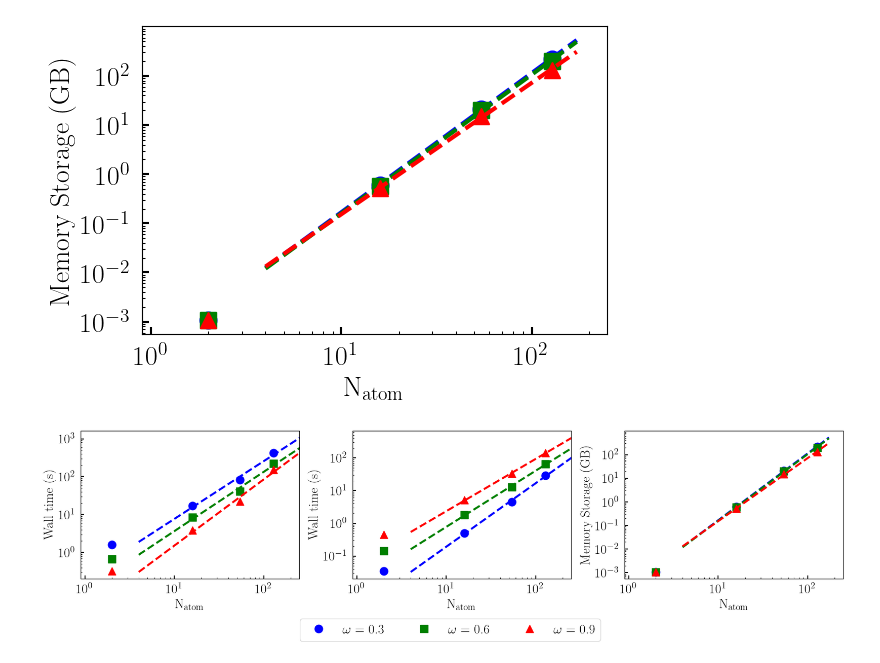
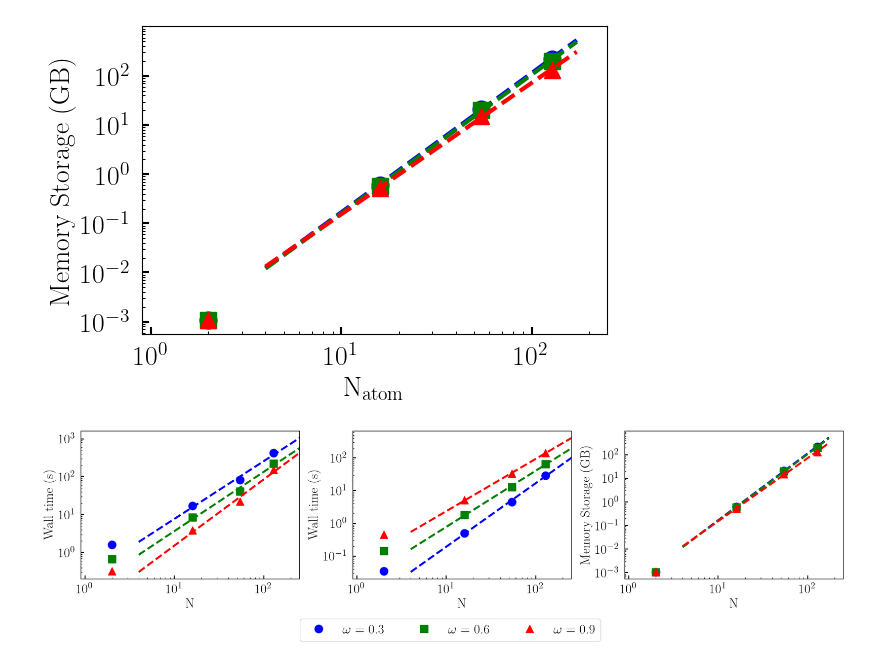
Before and after one commit to JoonhoLee-Group/efficient_all_electron_periodic_ftc_method, a Jupyter notebook: si_supercell/postprocess/si_supercell_postprocess.ipynb, the cells around one changed output. Drawn from its saved outputs; the diff is of its cells as text; code cells hidden in the pictures.

```diff
--- a/si_supercell/postprocess/si_supercell_postprocess.ipynb
+++ b/si_supercell/postprocess/si_supercell_postprocess.ipynb
@@ -319,7 +319,7 @@ for ib in range(len(basis_series)):
 
         ax[0].plot(natom_fit, init_time_fit, color = colors, linestyle="--", linewidth= 3)
 
-    ax[0].set_xlabel(r"N$_\mathrm{atom}$", size = fs)
+    ax[0].set_xlabel(r"N", size = fs)
     ax[0].set_ylabel(r"Wall time (s)", size = fs)
     ax[0].tick_params(axis='both', which='both', direction='in', labelsize=fs, pad = 8)
     ax[0].set_yscale('log')
@@ -353,7 +353,7 @@ for ib in range(len(basis_series)):
 
         ax[1].plot(natom_fit, time_per_iter_fit, color = colors, linestyle="--", linewidth= 3)
 
-    ax[1].set_xlabel(r"N$_\mathrm{atom}$", size = fs)
+    ax[1].set_xlabel(r"N", size = fs)
     ax[1].set_ylabel(r"Wall time (s)", size = fs)
     ax[1].tick_params(axis='both', which='both', direction='in', labelsize=fs, pad = 8)
     ax[1].set_yscale('log')
@@ -386,7 +386,7 @@ for ib in range(len(basis_series)):
 
         ax[2].plot(natom_fit, storage_fit, color = colors, linestyle="--", linewidth= 3)
 
-    ax[2].set_xlabel(r"N$_\mathrm{atom}$", size = fs)
+    ax[2].set_xlabel(r"N", size = fs)
     ax[2].set_ylabel(r"Memory Storage (GB)", size = fs)
     ax[2].tick_params(axis='both', which='both', direction='in', labelsize = fs, pad = 8)
     ax[2].set_xscale('log')
@@ -396,31 +396,31 @@ for ib in range(len(basis_series)):
 
     ax[2].set_xticks([1, 10, 100])
     ax[2].tick_params(axis='x', which='major', length=5, width=1.5)
     ax[2].tick_params(axis='x', which='minor', length=2.5, width=0.75)
 
     ax[2].set_yticks([1e-3, 1e-2, 1e-1, 1e0, 1e1, 1e2])
     ax[2].yaxis.set_minor_locator(LogLocator(base=10.0, subs=np.arange(2,10)*0.1, numticks=100))
 
     ax[2].tick_params(axis='both', which='both', direction='in', labelsize=fs)
     ax[2].tick_params(axis='y', which='major', length=5, width=1.5)
     ax[2].tick_params(axis='y', which='minor', length=2.5, width=0.75)
 
 marker_handles = handles=[
     Line2D([0], [0], marker=omega_labels[0], color=color_series[0], markersize = ms, linestyle='None', label=r'$\omega$ = 0.3'),
     Line2D([0], [0], marker=omega_labels[1], color=color_series[1], markersize = ms, linestyle='None', label=r'$\omega$ = 0.6'),
     Line2D([0], [0], marker=omega_labels[2], color=color_series[2], markersize = ms, linestyle='None', label=r'$\omega$ = 0.9')]
 
 fig.legend(handles=marker_handles,
            loc='lower center',
            bbox_to_anchor=(0.51, -0.25),   # adjust vertical offset
            fontsize=fs,
            ncol=3)
 
 pos_1 = ax[1].get_position()
 ax[1].set_position([pos_1.x0 + 0.01, pos_1.y0, pos_1.width, pos_1.height])
 pos_2 = ax[2].get_position()
 ax[2].set_position([pos_2.x0 + 0.02, pos_2.y0, pos_2.width, pos_2.height])
 
 plt.show()
 # %% [output]
-[figure, old version]
+[figure, new version]
```
Also changed, not shown: 30 other files.
